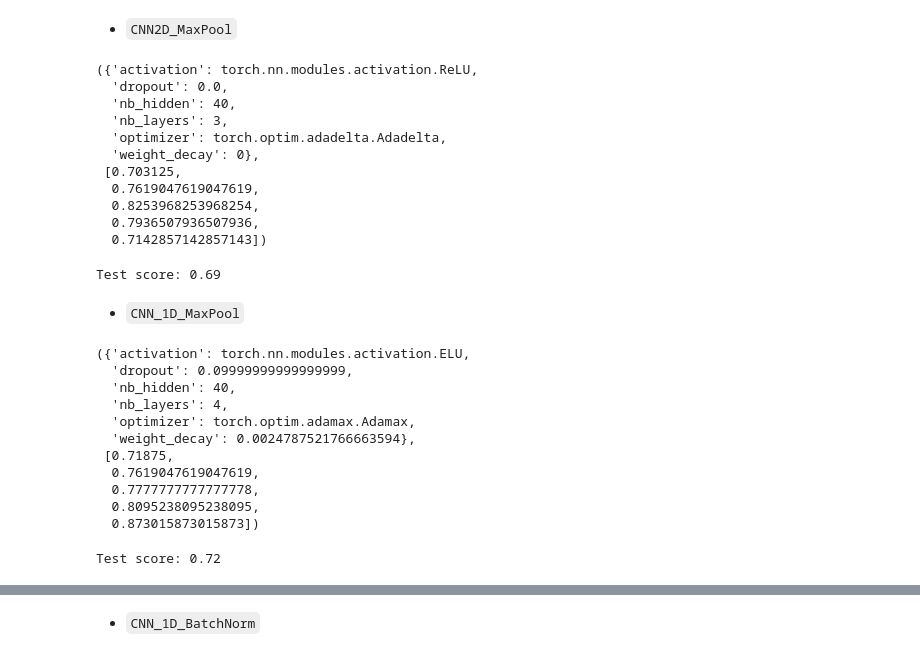
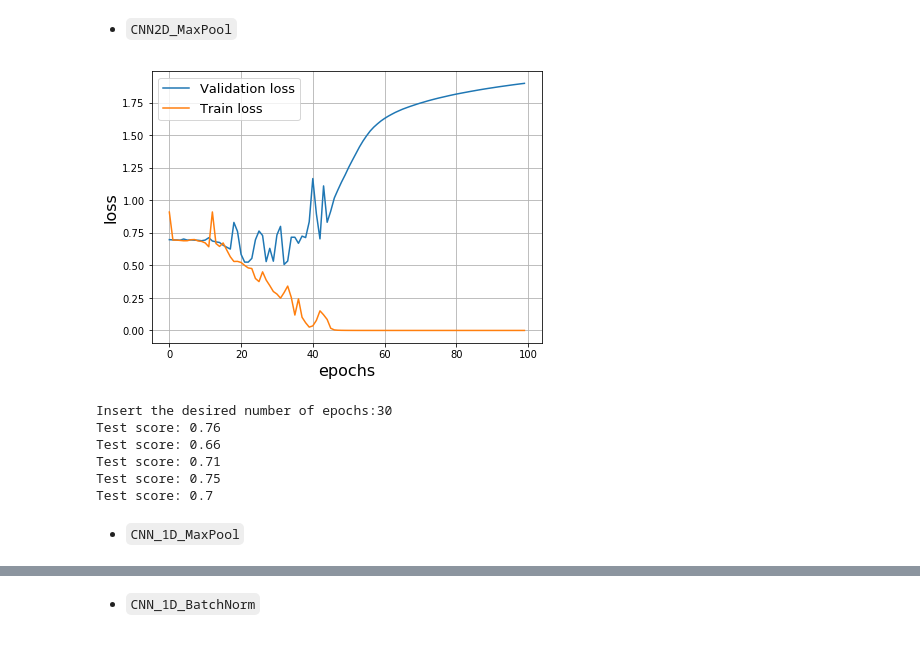
Before and after one commit to NiccoloSacchi/predict-finger-movement, a Jupyter notebook: final_models.ipynb, the cells around one changed output, grey strips where cells are left out. Saved outputs shown, nothing was run; the diff lists cells and outputs as text; code cells hidden in the pictures.

```diff
--- a/final_models.ipynb
+++ b/final_models.ipynb
@@ -123,66 +128,21 @@ cross_val_scores = {}
+# %%
+# here we collect both the test scores and the previously compute cross validation scores for each model
+n_scores = 5 # train each model 5 times to obtain an estimate of the test score
+scores = {}
 # %% [markdown]
 - `CNN2D_MaxPool`
-# %%
-params, crossval_scores = load_best_params_and_scores(CNN2D_MaxPool)
-cross_val_scores["2D CNN"] = crossval_scores
-
-params, crossval_scores
-# %% [output]
-({'activation': torch.nn.modules.activation.ReLU,
-  'dropout': 0.0,
-  'nb_hidden': 40,
-  'nb_layers': 3,
-  'optimizer': torch.optim.adadelta.Adadelta,
-  'weight_decay': 0},
- [0.703125,
-  0.7619047619047619,
-  0.8253968253968254,
-  0.7936507936507936,
-  0.7142857142857143])
-# %%
-X_tr, y_tr = CNN2D_MaxPool.prepare_data(train)
-X_tr, y_tr = X_tr.to(device), y_tr.to(device)
-
-X_te, y_te = CNN2D_MaxPool.prepare_data(test)
-X_te, y_te = X_te.to(device), y_te.to(device)
-
-model = CNN2D_MaxPool(**params)
-model.to(device)
-
-model.fit(X_tr, y_tr, X_te, y_te, epochs=30, callbacks=[keep_best_model], verbose=False)
-print("Test score:", model.score(X_te, y_te))
-# %% [output]
-Test score: 0.69
+# %%
+model_name = "2D CNN"
+model_class = CNN2D_MaxPool
+
+test_model(model_class, model_name, scores)
+# %% [output]
+[figure, added]
+Insert the desired number of epochs:30
+Test score: 0.76
+Test score: 0.66
+Test score: 0.71
+Test score: 0.75
+Test score: 0.7
 # %% [markdown]
 - `CNN_1D_MaxPool`
-# %%
-params, crossval_scores = load_best_params_and_scores(CNN_1D_MaxPool)
-cross_val_scores["1D CNN"] = crossval_scores
-
-params, crossval_scores
-# %% [output]
-({'activation': torch.nn.modules.activation.ELU,
-  'dropout': 0.09999999999999999,
-  'nb_hidden': 40,
-  'nb_layers': 4,
-  'optimizer': torch.optim.adamax.Adamax,
-  'weight_decay': 0.0024787521766663594},
- [0.71875,
-  0.7619047619047619,
-  0.7777777777777778,
-  0.8095238095238095,
-  0.873015873015873])
-# %%
-X_tr, y_tr = CNN_1D_MaxPool.prepare_data(train)
-X_tr, y_tr = X_tr.to(device), y_tr.to(device)
-
-X_te, y_te = CNN_1D_MaxPool.prepare_data(test)
-X_te, y_te = X_te.to(device), y_te.to(device)
-
-model = CNN_1D_MaxPool(**params)
-model.to(device)
-
-model.fit(X_tr, y_tr, X_te, y_te, epochs=50, callbacks=[keep_best_model], verbose=False)
-print("Test score:", model.score(X_te, y_te))
-# %% [output]
-Test score: 0.72
```
Also changed, not shown: parts of 30 cells of this notebook, 10 other files.
